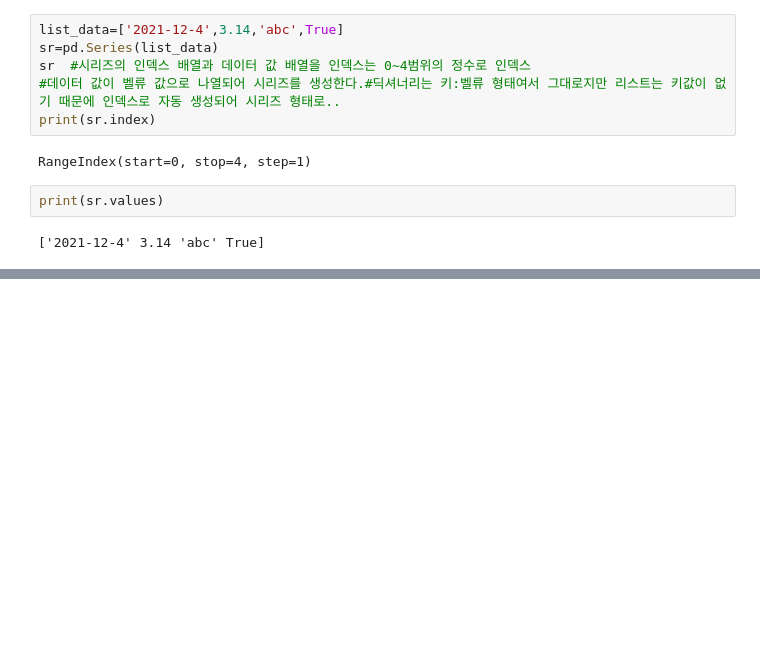
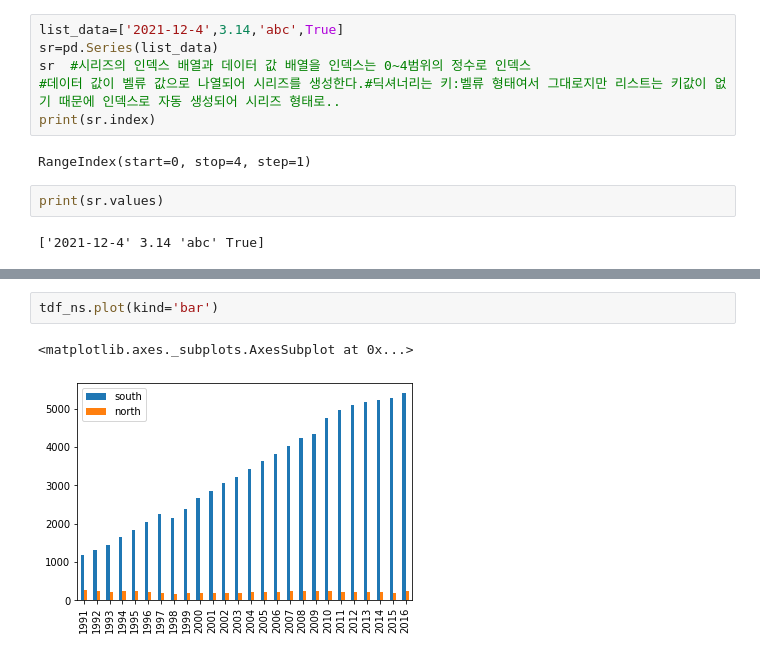
Before and after one commit to seoheejj1/pandas, a Jupyter notebook: bigdata2.ipynb, the cells around one changed output, grey strips where cells are left out. Cells and saved outputs as stored; diff of their text form; blank space fills up the shorter version.

```diff
--- a/bigdata2.ipynb
+++ b/bigdata2.ipynb
@@ -220,0 +648,5 @@ print(sr.values)
+# %%
+tdf_ns.plot(kind='bar')
+# %% [output]
+<matplotlib.axes._subplots.AxesSubplot at 0x...>
+[figure, added]
```
Also changed, not shown: parts of 54 cells of this notebook.
